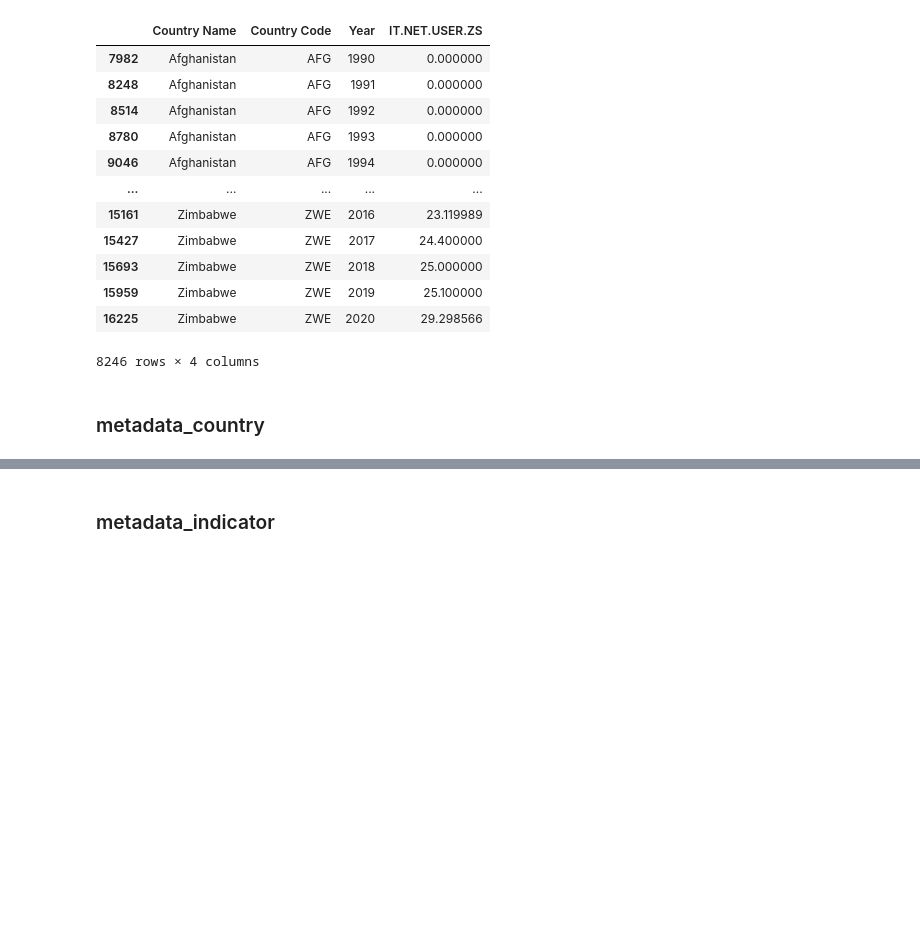
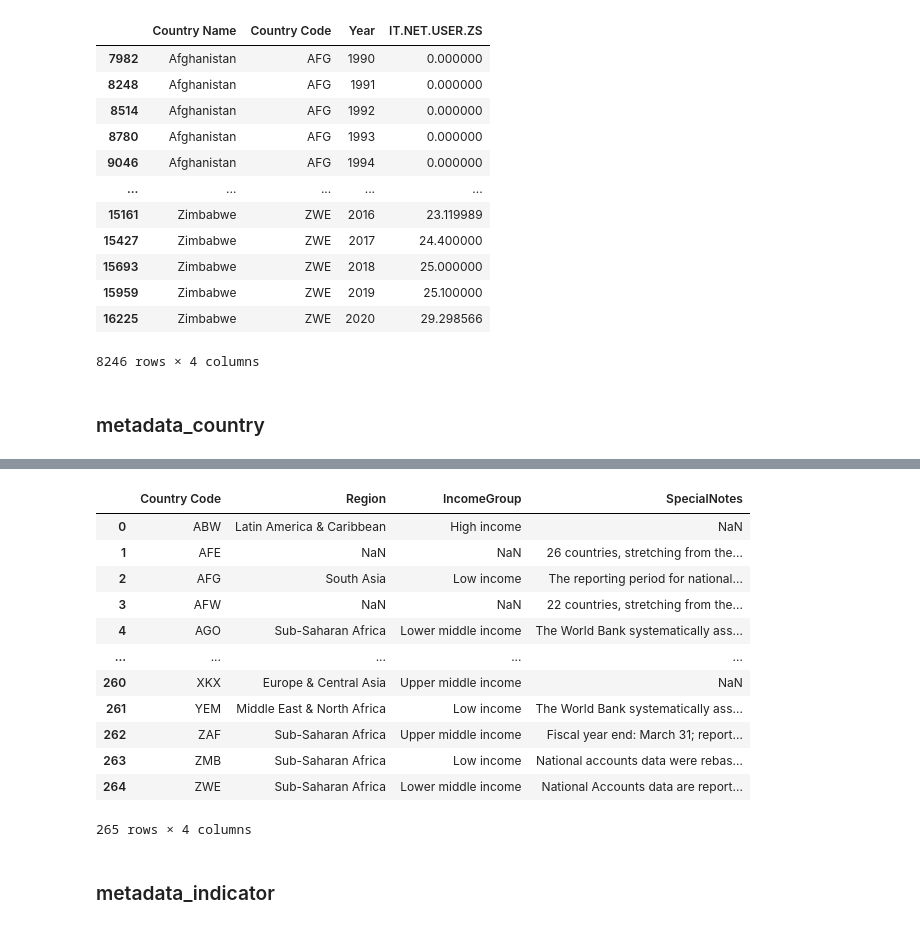
Before and after one commit to celeste-daleo/global-internet-accessibility, a Jupyter notebook: exploration_internet.ipynb, the cells around one changed output, grey strips where cells are left out. Drawn from its saved outputs; the diff is of its cells as text; code cells hidden in the pictures; blank space fills up the shorter version.

Commit message:
Clean metadata country

```diff
--- a/exploration_internet.ipynb
+++ b/exploration_internet.ipynb
@@ -128,7 +128,24 @@ df_metadata_country.head(3)
 | 2 | AFG | South Asia | Low income | The reporting period for national... | Afghanistan | NaN |
 # %%
 # Drop unnecessary columns
-df_metadata_country.drop(columns = ['TableName', 'Unnamed: 5'], inplace=True)
+drop_columns_metadata_country = ['TableName', 'Unnamed: 5']
+df_metadata_country.drop(columns = drop_columns_metadata_country, inplace=True)
+# %%
+df_metadata_country
+# %% [output]
+|  | Country Code | Region | IncomeGroup | SpecialNotes |
+| 0 | ABW | Latin America & Caribbean | High income | NaN |
+| 1 | AFE | NaN | NaN | 26 countries, stretching from the... |
+| 2 | AFG | South Asia | Low income | The reporting period for national... |
+| 3 | AFW | NaN | NaN | 22 countries, stretching from the... |
+| 4 | AGO | Sub-Saharan Africa | Lower middle income | The World Bank systematically ass... |
+| ... | ... | ... | ... | ... |
+| 260 | XKX | Europe & Central Asia | Upper middle income | NaN |
+| 261 | YEM | Middle East & North Africa | Low income | The World Bank systematically ass... |
+| 262 | ZAF | Sub-Saharan Africa | Upper middle income | Fiscal year end: March 31; report... |
+| 263 | ZMB | Sub-Saharan Africa | Low income | National accounts data were rebas... |
+| 264 | ZWE | Sub-Saharan Africa | Lower middle income | National Accounts data are report... |
+265 rows × 4 columns
 # %% [markdown]
 ### metadata_indicator
 # %%
```
